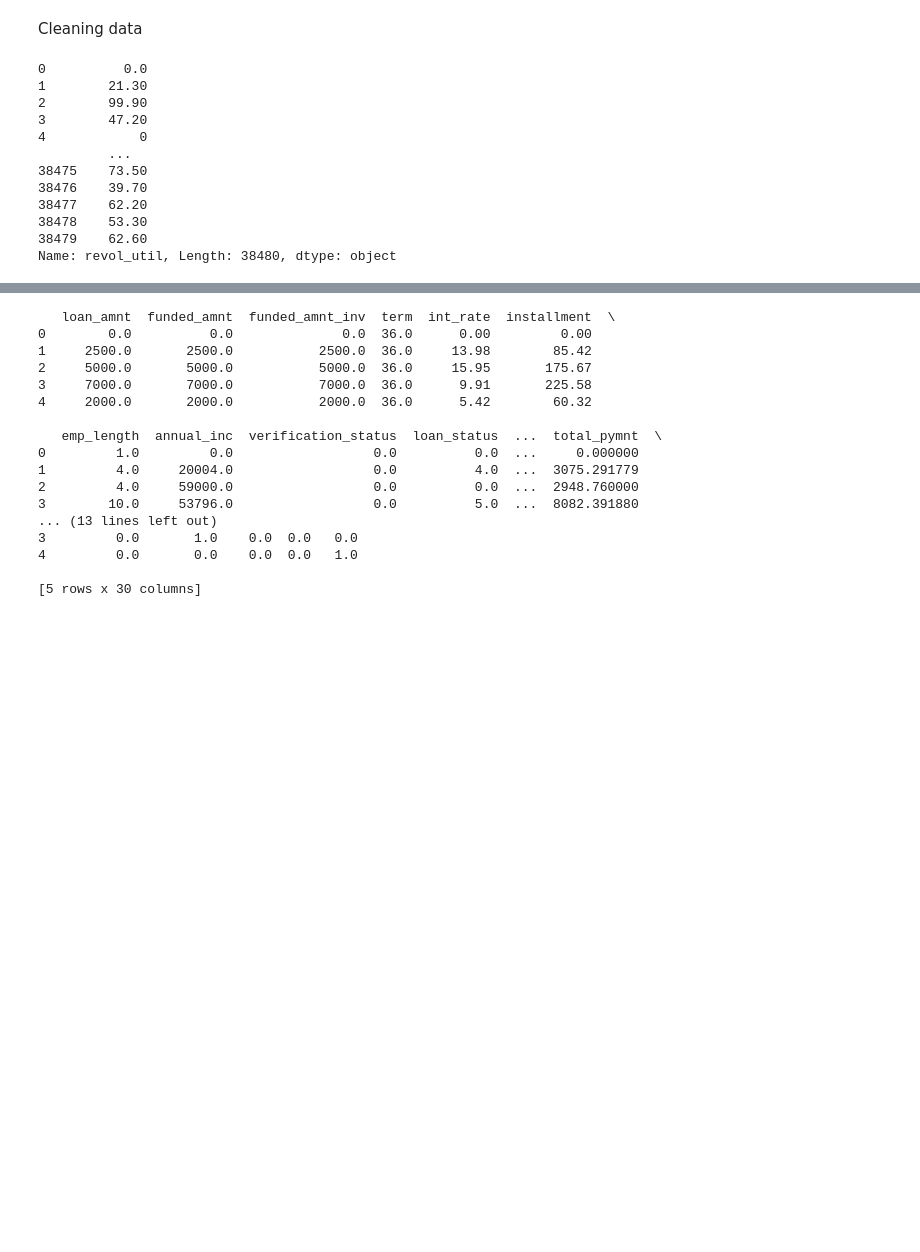
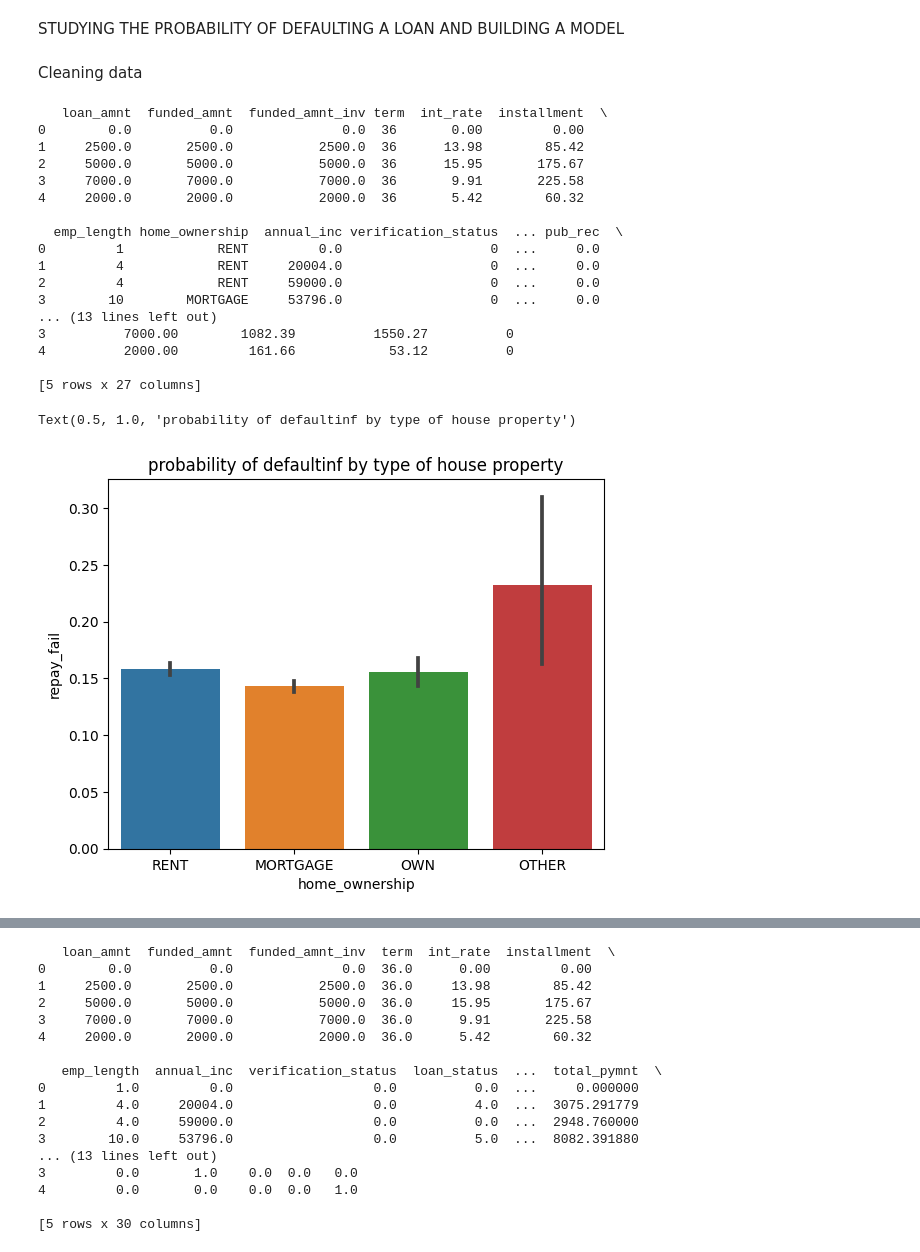
Before and after one commit to stefano11111/datasets, a Jupyter notebook: finance/loan.ipynb, the cells around one changed output, grey strips where cells are left out. Cells and saved outputs as stored; diff of their text form; code cells hidden in the pictures; blank space fills up the shorter version.

```diff
--- a/finance/loan.ipynb
+++ b/finance/loan.ipynb
@@ -1,3 +1,5 @@
+# %% [markdown]
+STUDYING THE PROBABILITY OF DEFAULTING A LOAN AND BUILDING A MODEL
 # %% [markdown]
 Cleaning data
 # %%
@@ -25,16 +27,27 @@
 
-# print(db.head())
-print(db["revol_util"])
+print(db.head())
+# print(db["revol_util"])
 # %% [output]
-0          0.0
-1        21.30
-2        99.90
-3        47.20
-4            0
-         ...
-38475    73.50
-38476    39.70
-38477    62.20
-38478    53.30
-38479    62.60
-Name: revol_util, Length: 38480, dtype: object
+   loan_amnt  funded_amnt  funded_amnt_inv term  int_rate  installment  \
+0        0.0          0.0              0.0  36       0.00         0.00
+1     2500.0       2500.0           2500.0  36      13.98        85.42
+2     5000.0       5000.0           5000.0  36      15.95       175.67
+3     7000.0       7000.0           7000.0  36       9.91       225.58
+4     2000.0       2000.0           2000.0  36       5.42        60.32
+
+  emp_length home_ownership  annual_inc verification_status  ... pub_rec  \
+0         1            RENT         0.0                   0  ...     0.0
+1         4            RENT     20004.0                   0  ...     0.0
+2         4            RENT     59000.0                   0  ...     0.0
+3        10        MORTGAGE     53796.0                   0  ...     0.0
+... (13 lines left out)
+3          7000.00        1082.39          1550.27          0
+4          2000.00         161.66            53.12          0
+
+[5 rows x 27 columns]
+# %%
+sns.barplot(x="home_ownership",y="repay_fail", data=db)
+plt.title("probability of defaultinf by type of house property")
+# %% [output]
+Text(0.5, 1.0, 'probability of defaultinf by type of house property')
+[figure, added]
```
Also changed, not shown: parts of 5 cells of this notebook.
